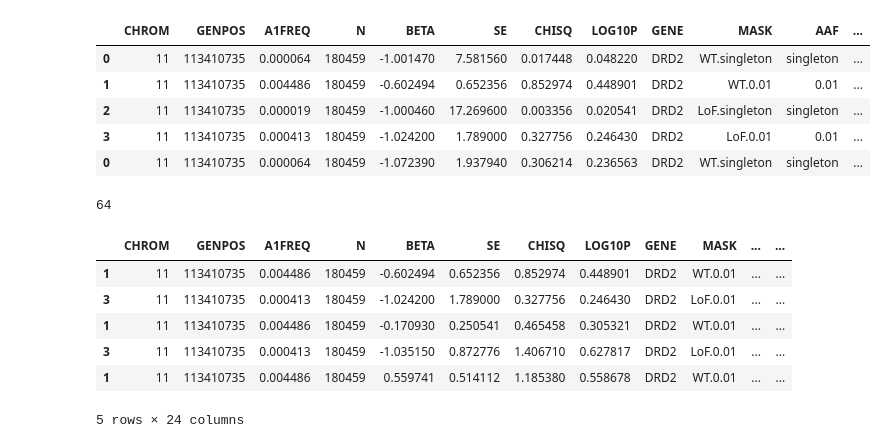
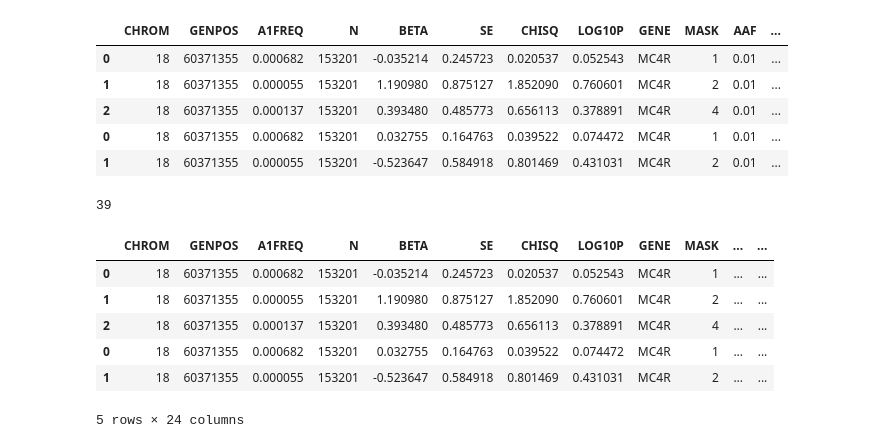
Before and after one commit to HauserGroup/gogoGPCR, a Jupyter notebook: notebooks/4_process_results.ipynb, the cells around one changed output. Cells and saved outputs as stored; diff of their text form; code cells hidden in the pictures.

```diff
--- a/notebooks/4_process_results.ipynb
+++ b/notebooks/4_process_results.ipynb
@@ -23,8 +24,9 @@ TRAIT = "BT"
 # %%
 # Results files
 files = [
-    f"file:/mnt/project/Data/results/{file}"
-    for file in os.listdir(f"/mnt/project/Data/results") if file.endswith(".regenie")
+    f"file:/mnt/project/Data/results/{PHENOTYPE}.{TRAIT}/{file}"
+    for file in os.listdir(f"/mnt/project/Data/results/{PHENOTYPE}.{TRAIT}")
+    if file.endswith(".regenie")
 ]
 
 # Field codings
@@ -58,26 +80,26 @@ df_raw = pd.concat(
 # %%
 # Fix common fields
 df = df_raw
 df.loc[:, "GENE"] = df.ID.apply(lambda x: x.split(".")[0])
-df.loc[:, "MASK"] = df.ALLELE1#.apply(lambda x: x.split(".", maxsplit=2)[0])
+df.loc[:, "MASK"] = df.ALLELE1.apply(lambda x: x.split(".", maxsplit=2)[0])
 df.loc[:, "AAF"] = df.ALLELE1.apply(lambda x: x.split(".", maxsplit=1)[-1])
 # df.loc[:,"MASK2"] = df.MASK + "." + df.AAF
 df.loc[:, "FILE"] = df.SOURCE.apply(
     lambda x: x.split("/")[-1].split("\.")[0].split("_", maxsplit=4)[2:]
 )
-df.loc[:, "TRAIT"] = TRAIT # df.FILE.apply(lambda x: x[0])
+df.loc[:, "TRAIT"] = TRAIT  # df.FILE.apply(lambda x: x[0])
 df.loc[:, "PHENO"] = df.FILE.apply(lambda x: x[-1].split(".")[0])
 df = df.drop(["ID", "ALLELE0", "ALLELE1", "EXTRA", "SOURCE", "FILE", "TEST"], axis=1)
 
 # Sanity check
 df.head()
 # %% [output]
 |  | CHROM | GENPOS | A1FREQ | N | BETA | SE | CHISQ | LOG10P | GENE | MASK | AAF | ... |
-| 0 | 11 | 113410735 | 0.000064 | 180459 | -1.001470 | 7.581560 | 0.017448 | 0.048220 | DRD2 | WT.singleton | singleton | ... |
-| 1 | 11 | 113410735 | 0.004486 | 180459 | -0.602494 | 0.652356 | 0.852974 | 0.448901 | DRD2 | WT.0.01 | 0.01 | ... |
-| 2 | 11 | 113410735 | 0.000019 | 180459 | -1.000460 | 17.269600 | 0.003356 | 0.020541 | DRD2 | LoF.singleton | singleton | ... |
-| 3 | 11 | 113410735 | 0.000413 | 180459 | -1.024200 | 1.789000 | 0.327756 | 0.246430 | DRD2 | LoF.0.01 | 0.01 | ... |
-| 0 | 11 | 113410735 | 0.000064 | 180459 | -1.072390 | 1.937940 | 0.306214 | 0.236563 | DRD2 | WT.singleton | singleton | ... |
+| 0 | 18 | 60371355 | 0.000682 | 153201 | -0.035214 | 0.245723 | 0.020537 | 0.052543 | MC4R | 1 | 0.01 | ... |
+| 1 | 18 | 60371355 | 0.000055 | 153201 | 1.190980 | 0.875127 | 1.852090 | 0.760601 | MC4R | 2 | 0.01 | ... |
+| 2 | 18 | 60371355 | 0.000137 | 153201 | 0.393480 | 0.485773 | 0.656113 | 0.378891 | MC4R | 4 | 0.01 | ... |
+| 0 | 18 | 60371355 | 0.000682 | 153201 | 0.032755 | 0.164763 | 0.039522 | 0.074472 | MC4R | 1 | 0.01 | ... |
+| 1 | 18 | 60371355 | 0.000055 | 153201 | -0.523647 | 0.584918 | 0.801469 | 0.431031 | MC4R | 2 | 0.01 | ... |
 # %%
 # Filters
 bt = df.TRAIT == "BT"
@@ -109,11 +131,11 @@ df = df.loc[df.AAF != "singleton", :]
 print(len(df))
 df.head()
 # %% [output]
-64
+39
 |  | CHROM | GENPOS | A1FREQ | N | BETA | SE | CHISQ | LOG10P | GENE | MASK | ... | ... |
-| 1 | 11 | 113410735 | 0.004486 | 180459 | -0.602494 | 0.652356 | 0.852974 | 0.448901 | DRD2 | WT.0.01 | ... | ... |
-| 3 | 11 | 113410735 | 0.000413 | 180459 | -1.024200 | 1.789000 | 0.327756 | 0.246430 | DRD2 | LoF.0.01 | ... | ... |
-| 1 | 11 | 113410735 | 0.004486 | 180459 | -0.170930 | 0.250541 | 0.465458 | 0.305321 | DRD2 | WT.0.01 | ... | ... |
-| 3 | 11 | 113410735 | 0.000413 | 180459 | -1.035150 | 0.872776 | 1.406710 | 0.627817 | DRD2 | LoF.0.01 | ... | ... |
-| 1 | 11 | 113410735 | 0.004486 | 180459 | 0.559741 | 0.514112 | 1.185380 | 0.558678 | DRD2 | WT.0.01 | ... | ... |
+| 0 | 18 | 60371355 | 0.000682 | 153201 | -0.035214 | 0.245723 | 0.020537 | 0.052543 | MC4R | 1 | ... | ... |
+| 1 | 18 | 60371355 | 0.000055 | 153201 | 1.190980 | 0.875127 | 1.852090 | 0.760601 | MC4R | 2 | ... | ... |
+| 2 | 18 | 60371355 | 0.000137 | 153201 | 0.393480 | 0.485773 | 0.656113 | 0.378891 | MC4R | 4 | ... | ... |
+| 0 | 18 | 60371355 | 0.000682 | 153201 | 0.032755 | 0.164763 | 0.039522 | 0.074472 | MC4R | 1 | ... | ... |
+| 1 | 18 | 60371355 | 0.000055 | 153201 | -0.523647 | 0.584918 | 0.801469 | 0.431031 | MC4R | 2 | ... | ... |
 5 rows × 24 columns
```
Also changed, not shown: parts of 6 cells of this notebook, 20 other files.
